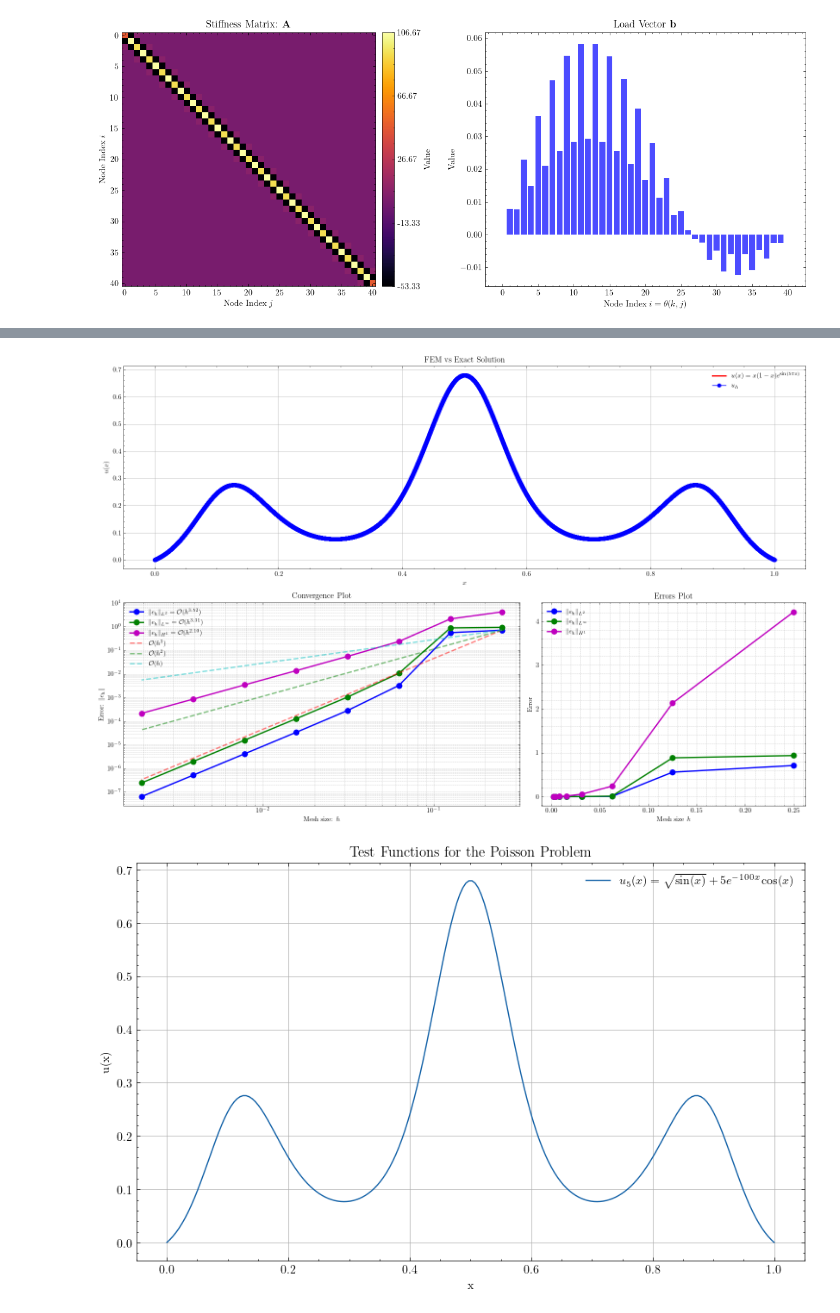
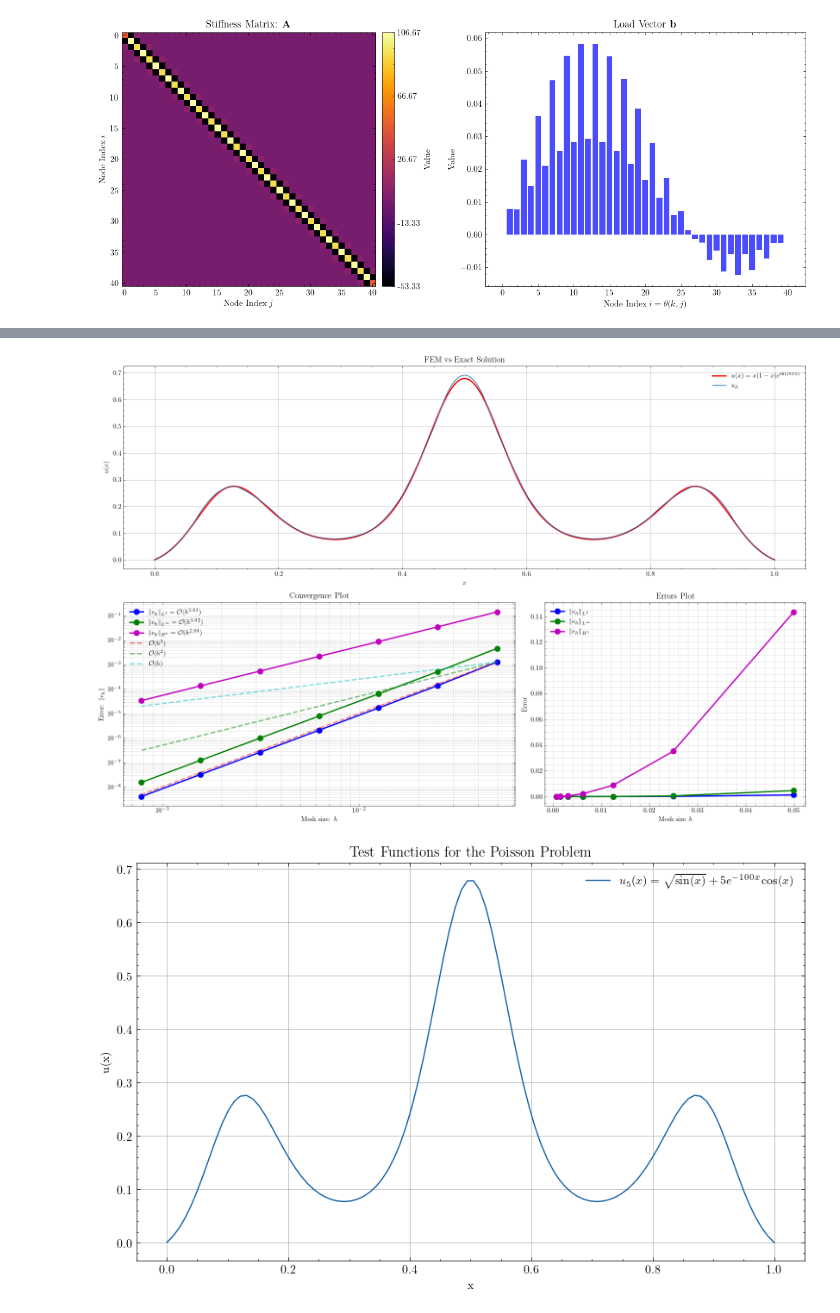
Before and after one commit to TrymSaether/TMA4212-Project-2-FEM, a Jupyter notebook: main.ipynb, the cells around one changed output, grey strips where cells are left out. Drawn from its saved outputs; the diff is of its cells as text; code cells hidden in the pictures.

```diff
--- a/main.ipynb
+++ b/main.ipynb
@@ -277,38 +277,39 @@ plot_stiffness_matrix_and_load_vector(ex2, name="ex2", savefig=False)
 # ----------------------
 x = sp.symbols('x')
 u3_sym = x*(1 - x) * sp.exp(sp.sin(5 * sp.pi * x))
 du3_sym = sp.diff(u3_sym, x)
 ddu3_sym = sp.diff(du3_sym, x)
 f3_sym = -ddu3_sym
 
 u3   = sp.lambdify(x, u3_sym, 'numpy')
 du3  = sp.lambdify(x, du3_sym, 'numpy')
 ddu3 = sp.lambdify(x, ddu3_sym, 'numpy')
 f3   = sp.lambdify(x, f3_sym, 'numpy')
 label3 = r"$u(x) = x(1-x)e^{\sin(5\pi x)}$"
 ex3 = Poisson(
-    M=200,
+    M=15,
     f=f3,
     u_exact=u3,
     d_exact=du3,
     dd_exact=ddu3,
+    N_fine=10
 )
 ex3.solve()
 x, uh = ex3.get_solution()
-plot_convergence(ex3, name="ex3",label=label3, savefig=False)
-xx = np.linspace(0, 1, 200)
+plot_convergence(ex3, name="ex3",label=label3, savefig=False, M_list=np.array([20, 40, 80, 160, 320, 640, 1280]))
+xx = np.linspace(0, 1, 100)
 plt.figure(figsize=(10, 6))
 plt.plot(xx, u3(xx), label=r'$u_5(x)=\sqrt{\sin(x)} + 5e^{-100x}\cos(x)$')
 plt.xlabel('x')
 plt.ylabel('u(x)')
 plt.title('Test Functions for the Poisson Problem')
 plt.legend()
 plt.grid(True)
 plt.show()
 
-print_convergence_table(ex3, M_list=np.array([10, 20, 40, 80, 160, 320, 640, 1280, 2560, 5120, 6400]))
+print_convergence_table(ex3, M_list=np.array([10, 20, 40, 80, 160, 320, 640, 1280]))
 # %% [output]
-[figure, old version]
+[figure, new version]
 [figure]
 ==============================================================================================================
                                              CONVERGENCE ANALYSIS
```
Also changed, not shown: parts of 8 cells of this notebook, 1 other file.
